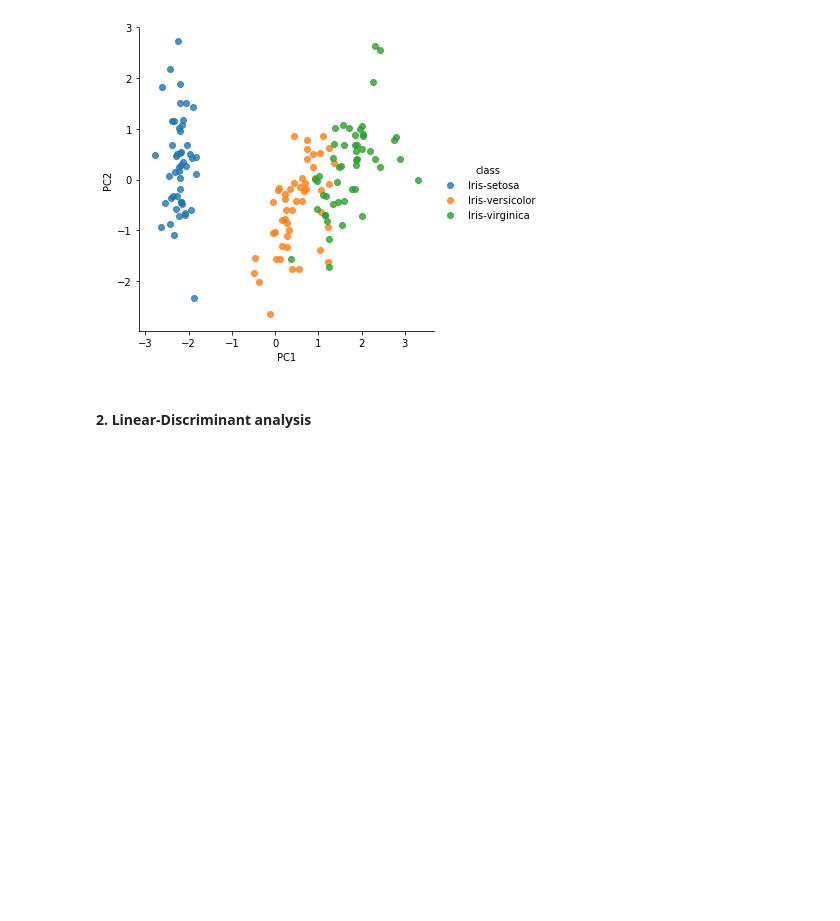
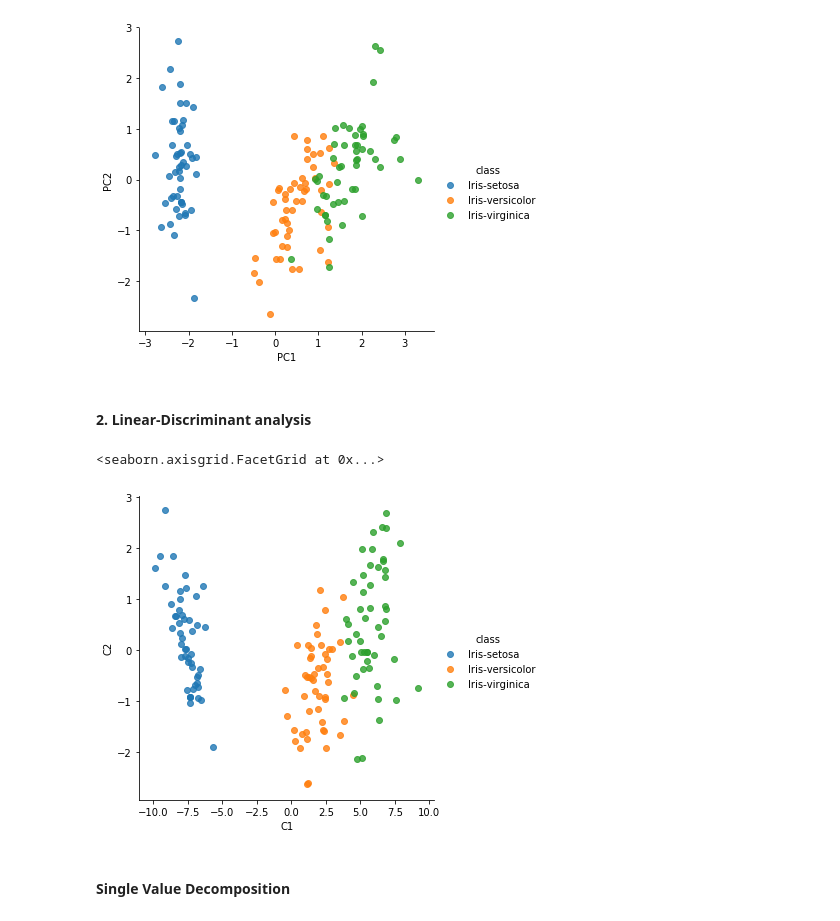
Before and after one commit to YAHYA-H/XRecomendationEngine, a Jupyter notebook: DataMiningTechniques/Dimensionality Reduction.ipynb, the cells around one changed output. Saved outputs shown, nothing was run; the diff lists cells and outputs as text; code cells hidden in the pictures; blank space fills up the shorter version.

```diff
--- a/DataMiningTechniques/Dimensionality Reduction.ipynb
+++ b/DataMiningTechniques/Dimensionality Reduction.ipynb
@@ -90,15 +90,23 @@ sns.lmplot(x='PC1', y='PC2', data=pca_iris, hue='class', fit_reg=False)
 # %%
 # apply LDA algorithms to the iris dataset
 
 #import LDA
 from sklearn.discriminant_analysis import LinearDiscriminantAnalysis
 
 # Define LDA to have 2 components
 lda = LinearDiscriminantAnalysis(n_components=2)
 
 # Apply LDA
 lda_iris = lda.fit_transform(X, y)
 lda_iris = pd.DataFrame(data= lda_iris, columns=['C1', 'C2'])
 
 # concatenate the class variable
-lda_iris = pd.concat([lda_iris, y], )
+lda_iris = pd.concat([lda_iris, y], axis=1)
+
+# Display the scatteplot
+sns.lmplot(x='C1', y='C2', data=lda_iris, hue='class', fit_reg=False)
+# %% [output]
+<seaborn.axisgrid.FacetGrid at 0x...>
+[figure, added]
+# %% [markdown]
+#### Single Value Decomposition
```
Also changed, not shown: parts of 1 cell of this notebook.
